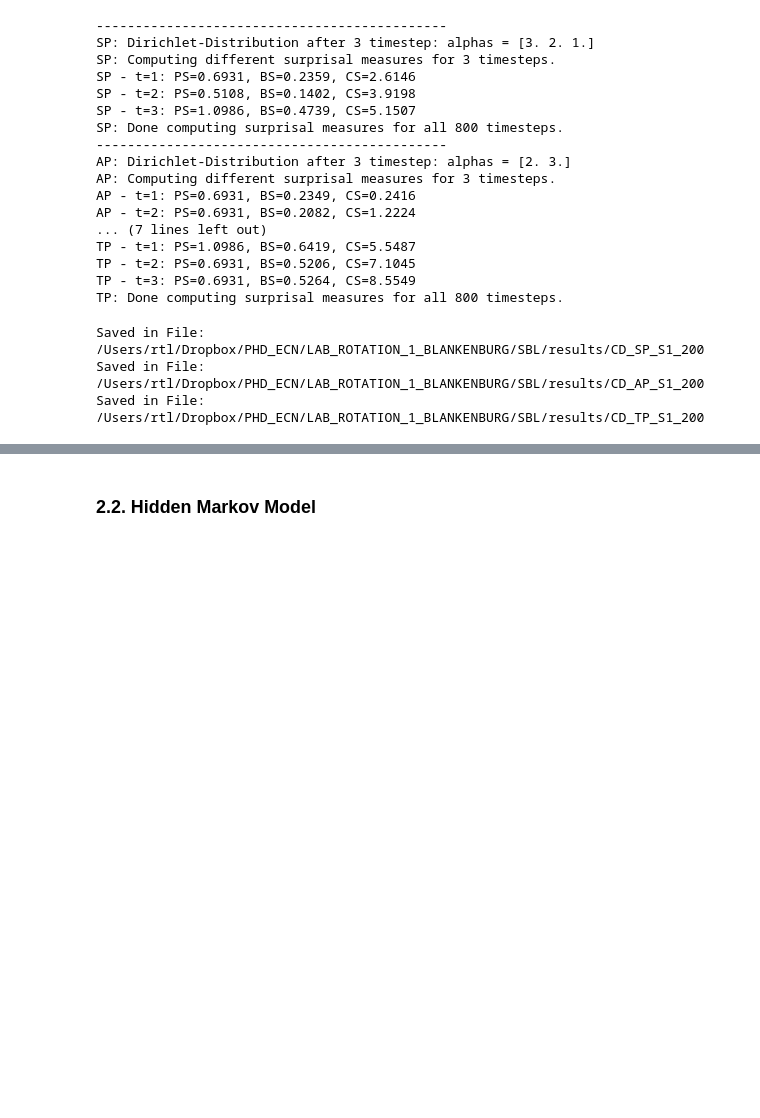
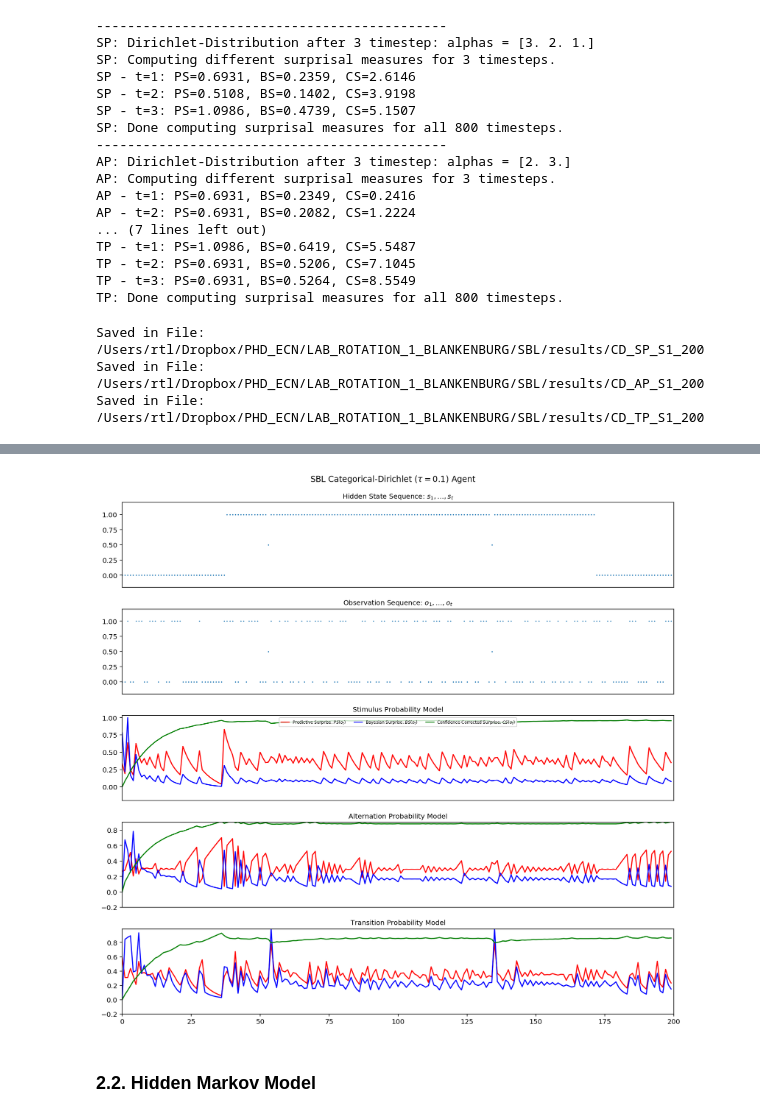
Before and after one commit to RobertTLange/SequentialBayesianLearning, a Jupyter notebook: workspace.ipynb, the cells around one changed output, grey strips where cells are left out. Cells and saved outputs as stored; diff of their text form; code cells hidden in the pictures; blank space fills up the shorter version.

```diff
--- a/workspace.ipynb
+++ b/workspace.ipynb
@@ -247,3 +276,10 @@ plot_surprise(SP_CD, AP_CD, TP_CD,
+# %%
+plot_surprise(SP_CD_tau, AP_CD_tau, TP_CD_tau, normalize=True,
+              title=r"Categorical-Dirichlet ($\tau = 0.1$)",
+              max_t=200,
+              save_pic=False)
+# %% [output]
+[figure, added]
 # %% [markdown]
 ### 2.2. Hidden Markov Model
 # %%
```
Also changed, not shown: parts of 8 cells of this notebook, 9 other files.
